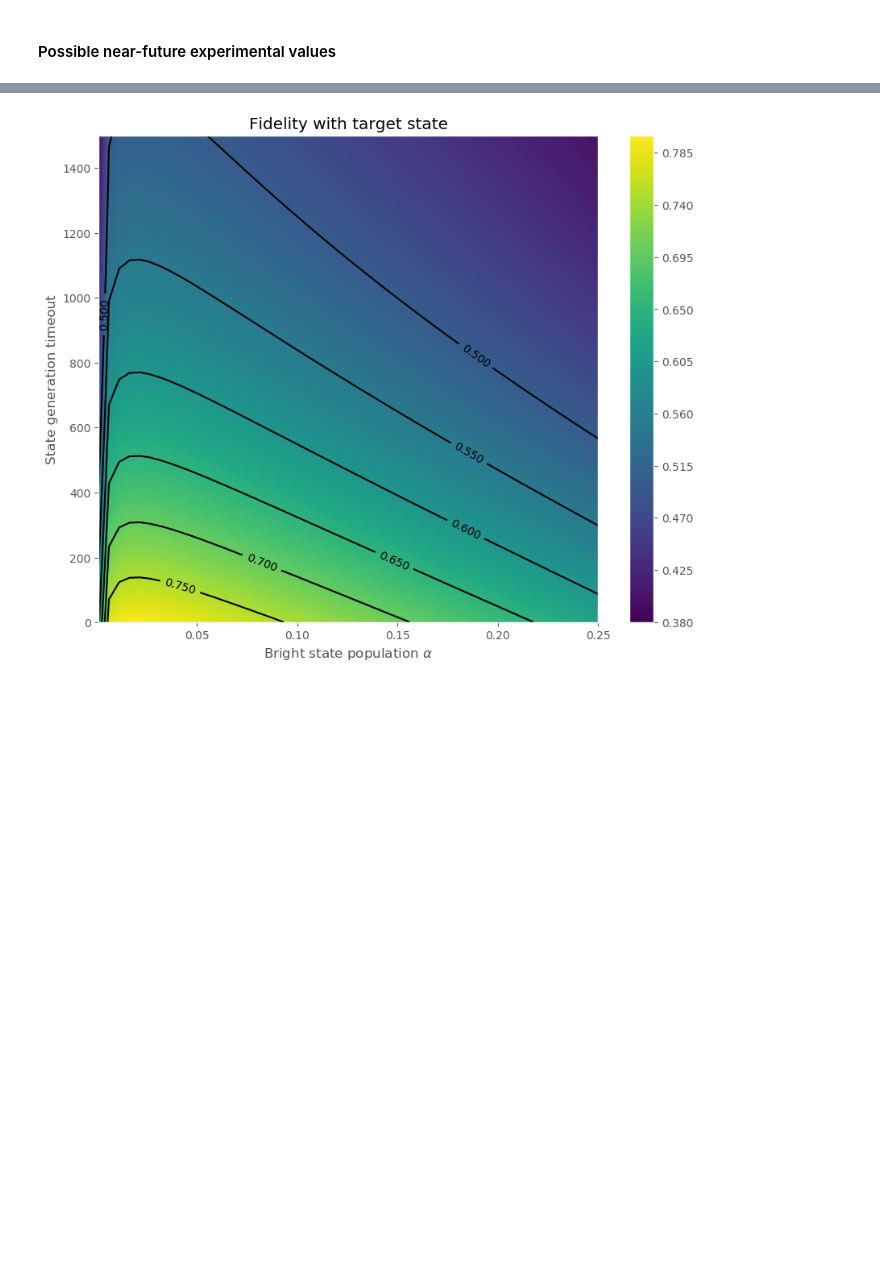
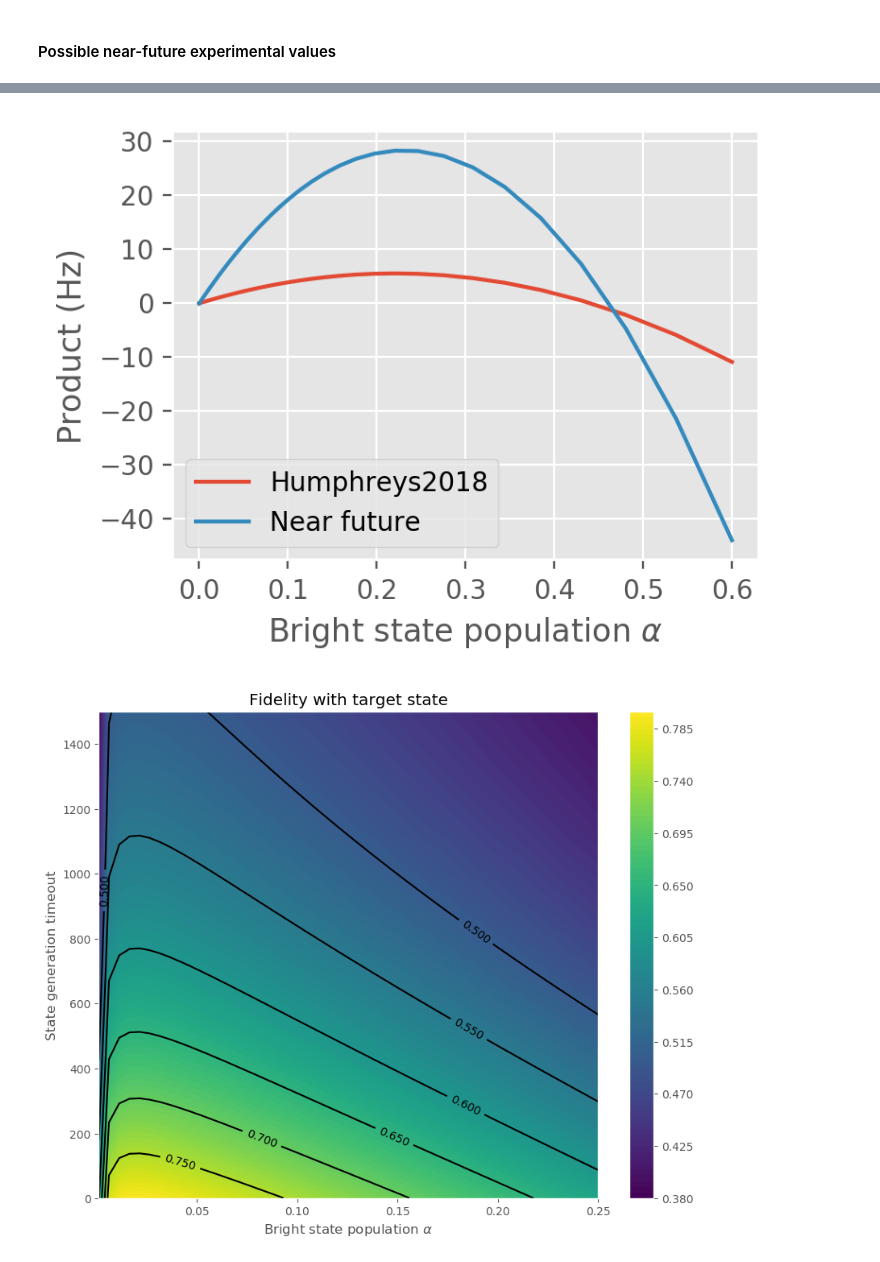
Before and after one commit to matpompili/go-nogo, a Jupyter notebook: Proposal.ipynb, the cells around one changed output, grey strips where cells are left out. Cells and saved outputs as stored; diff of their text form; code cells hidden in the pictures; blank space fills up the shorter version.

```diff
--- a/Proposal.ipynb
+++ b/Proposal.ipynb
@@ -486,3 +486,22 @@ plt.show()
+# %%
+# Combined plots fid*rate
+product_old = rates_old*(fids_old - 0.5)
+product_new = rates_new*(fids_new - 0.5)
+
+plt.figure(figsize=(4,3), dpi=200)
+# plt.title('Single click entanglement rate')
+plt.xlabel(r'Bright state population $\alpha$')
+plt.ylabel(r'Product (Hz)')
+plt.plot(alphas, product_old, label = 'Humphreys2018')
+plt.plot(alphas, product_new, label = 'Near future')
+plt.legend()
+if False:
+    plt.title(None)
+    plt.tight_layout()
+    plt.savefig('images/sce_rate_comparison.pdf')
+plt.show()
+# %% [output]
+[figure, added]
 # %%
 size = 50
 
```
Also changed, not shown: parts of 13 cells of this notebook, 1 other file.
